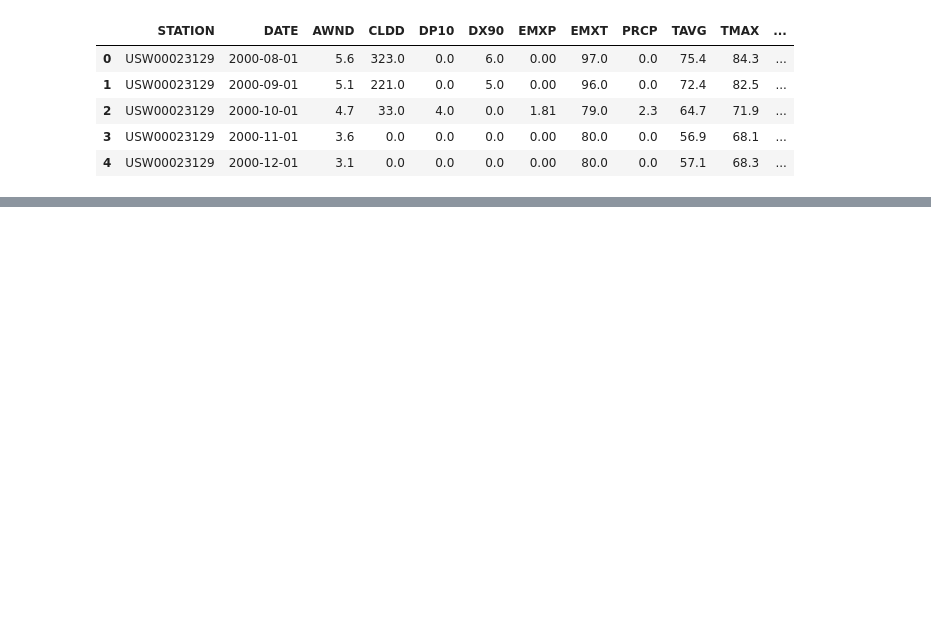
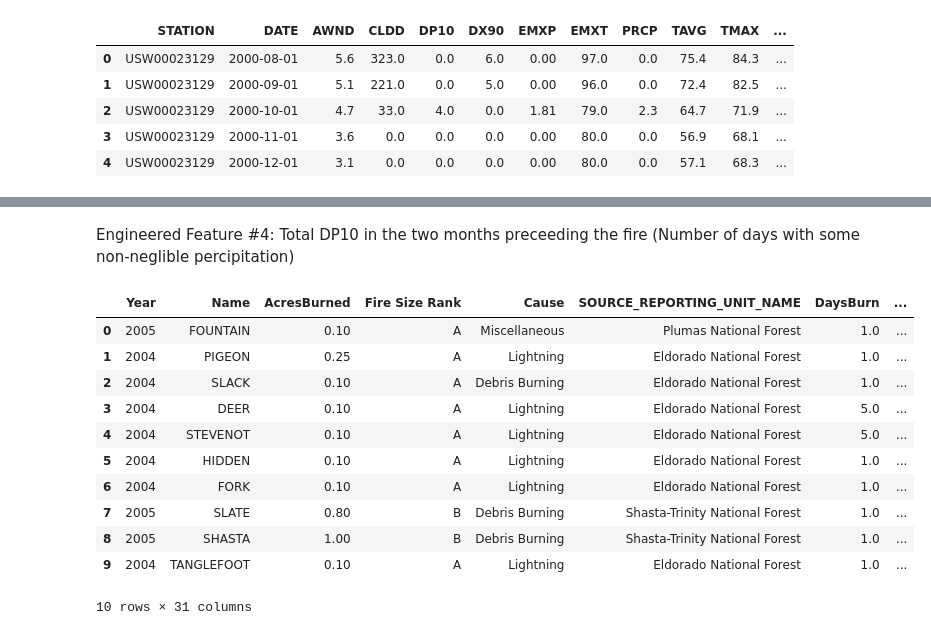
Before and after one commit to mnocerino23/Wildfire-Forecaster, a Jupyter notebook: NOAA_weatherdata.ipynb, the cells around one changed output, grey strips where cells are left out. Drawn from its saved outputs; the diff is of its cells as text; code cells hidden in the pictures; blank space fills up the shorter version.

```diff
--- a/NOAA_weatherdata.ipynb
+++ b/NOAA_weatherdata.ipynb
@@ -493,3 +521,5 @@ for index, row in wild2.iterrows():
   for index2, rows in w.iterrows():
     dx90_sum += w.at[index2,'DX90']
   wild2.at[index, 'DX90_2M'] = dx90_sum
+# %% [markdown]
+Engineered Feature #4: Total DP10 in the two months preceeding the fire (Number of days with some non-neglible percipitation)
@@ -511,4 +557,19 @@ for index, row in wild2.iterrows():
   for index2, rows in w.iterrows():
     dp10_sum += w.at[index2,'DP10']
   wild2.at[index, 'DP10_2M'] = dp10_sum
+# %%
+wild1.head(10)
+# %% [output]
+|  | Year | Name | AcresBurned | Fire Size Rank | Cause | SOURCE_REPORTING_UNIT_NAME | DaysBurn | ... |
+| 0 | 2005 | FOUNTAIN | 0.10 | A | Miscellaneous | Plumas National Forest | 1.0 | ... |
+| 1 | 2004 | PIGEON | 0.25 | A | Lightning | Eldorado National Forest | 1.0 | ... |
+| 2 | 2004 | SLACK | 0.10 | A | Debris Burning | Eldorado National Forest | 1.0 | ... |
+| 3 | 2004 | DEER | 0.10 | A | Lightning | Eldorado National Forest | 5.0 | ... |
+| 4 | 2004 | STEVENOT | 0.10 | A | Lightning | Eldorado National Forest | 5.0 | ... |
+| 5 | 2004 | HIDDEN | 0.10 | A | Lightning | Eldorado National Forest | 1.0 | ... |
+| 6 | 2004 | FORK | 0.10 | A | Lightning | Eldorado National Forest | 1.0 | ... |
+| 7 | 2005 | SLATE | 0.80 | B | Debris Burning | Shasta-Trinity National Forest | 1.0 | ... |
+| 8 | 2005 | SHASTA | 1.00 | B | Debris Burning | Shasta-Trinity National Forest | 1.0 | ... |
+| 9 | 2004 | TANGLEFOOT | 0.10 | A | Lightning | Eldorado National Forest | 1.0 | ... |
+10 rows × 31 columns
 # %%
```
Also changed, not shown: parts of 21 cells of this notebook.
